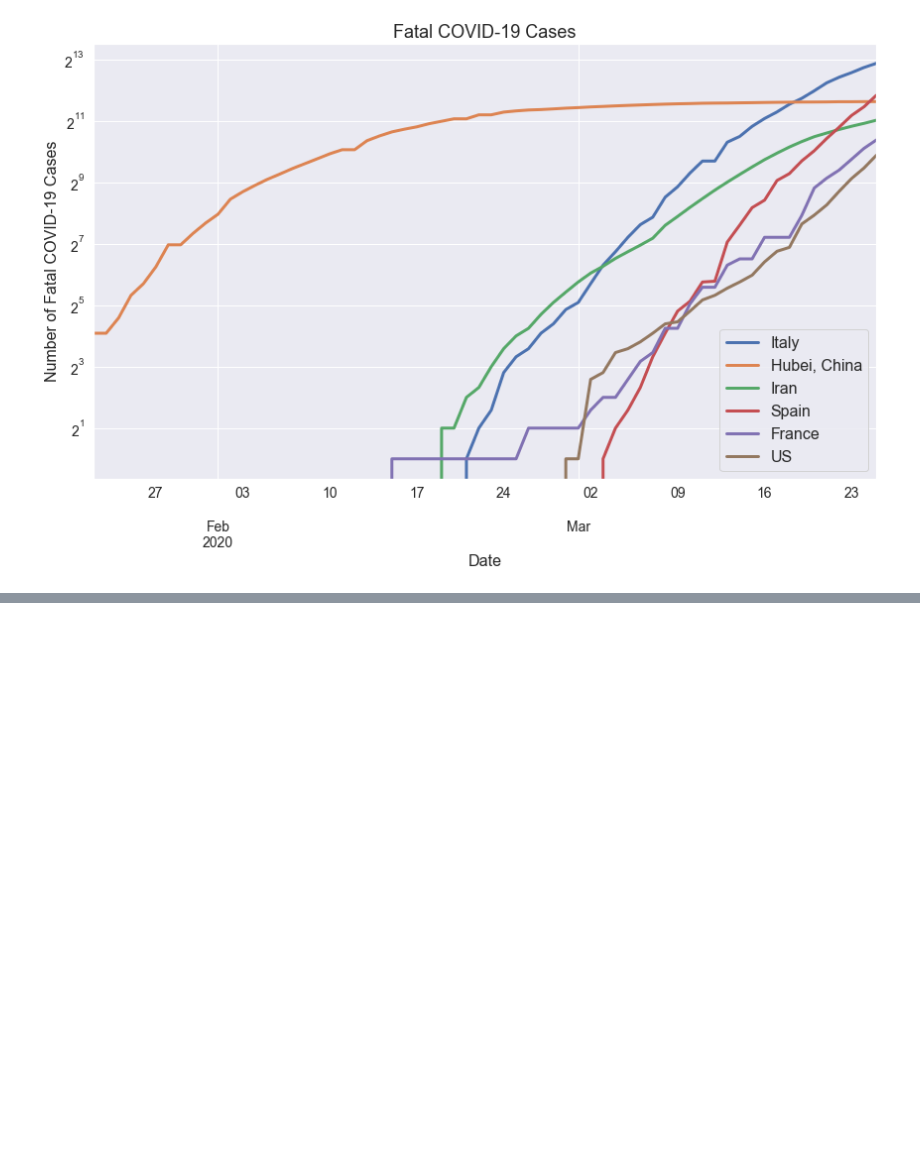
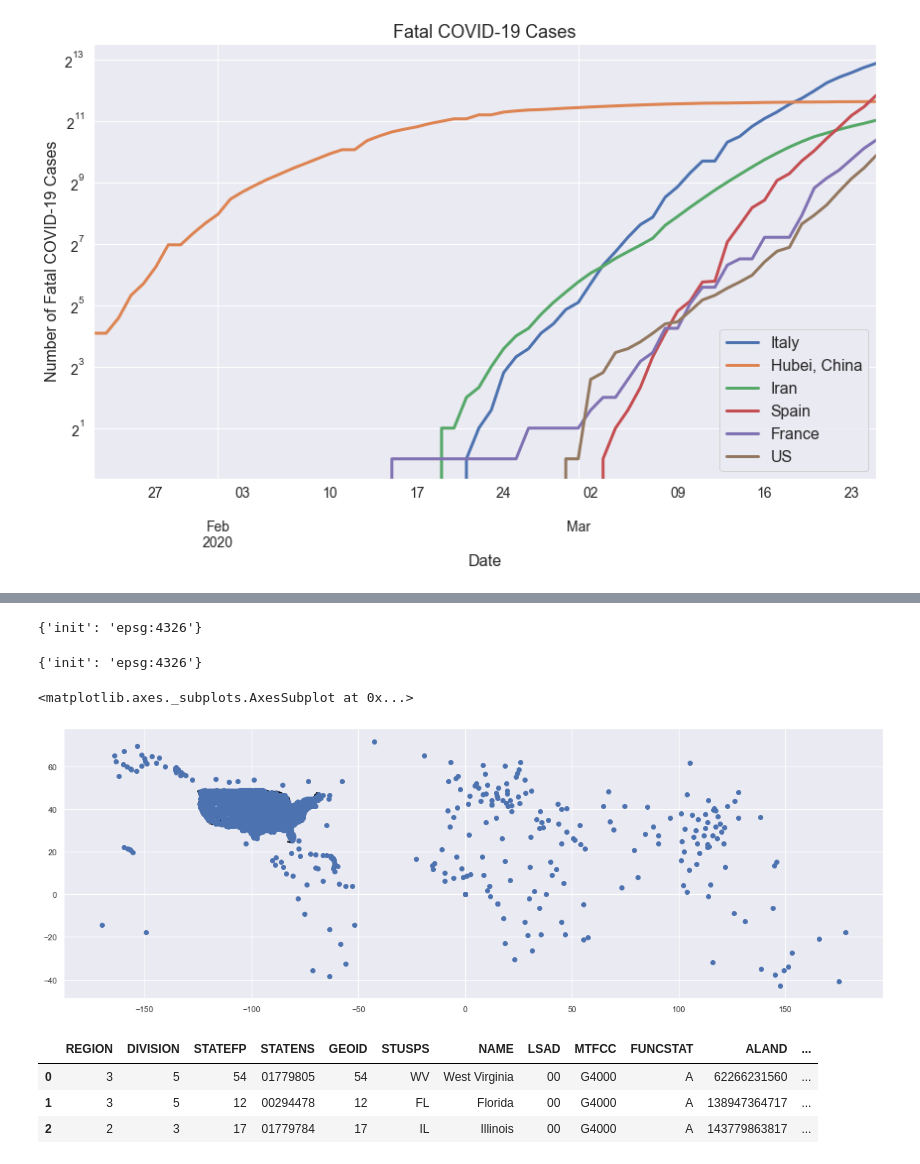
Before and after one commit to MattTriano/COVID-19_Viz, a Jupyter notebook: COVID-19_EDA_2.ipynb, the cells around one changed output, grey strips where cells are left out. Drawn from its saved outputs; the diff is of its cells as text; code cells hidden in the pictures; blank space fills up the shorter version.

```diff
--- a/COVID-19_EDA_2.ipynb
+++ b/COVID-19_EDA_2.ipynb
@@ -248,3 +248,9 @@ plot_covid_19_data_mpl(case_type='Fatal', locations=['Italy', 'Hubei, China', 'I
 plot_covid_19_data_mpl(case_type='Fatal', locations=['Italy', 'Hubei, China', 'Iran', 'Spain', 'France', 'US'], y_type='log', y_scale_base=2)
 # %% [output]
 [figure]
+# %%
+today = pd.to_datetime('today')
+today_str = today.date().strftime('%m-%d-%Y')
+us_covid_df = pd.read_csv(f'https://raw.githubusercontent.com/CSSEGISandData/COVID-19/master/csse_covid_19_data/csse_covid_19_daily_reports/{today_str}.csv')
+us_covid_df['geometry'] = us_covid_df.apply(lambda x: Point(x['Long_'], x['Lat']), axis=1)
+us_covid_df = gpd.GeoDataFrame(us_covid_df)
@@ -250,0 +288,31 @@ plot_covid_19_data_mpl(case_type='Fatal', locations=['Italy', 'Hubei, China', 'I
+# %%
+world_gdf.crs
+# %% [output]
+{'init': 'epsg:4326'}
+# %%
+states_gdf.crs
+# %% [output]
+{'init': 'epsg:4326'}
+# %%
+STATE_SHAPEFILE = os.path.join('zip://', 'shapefiles', 'tl_2019_us_state.zip')
+states_gdf = gpd.read_file(STATE_SHAPEFILE)
+states_gdf['INTPTLAT'] = states_gdf['INTPTLAT'].astype(float)
+states_gdf['INTPTLON'] = states_gdf['INTPTLON'].astype(float)
+states_gdf = states_gdf.loc[(states_gdf['INTPTLAT'] >= 20) & (states_gdf['INTPTLAT'] <= 50) &
+                            (states_gdf['INTPTLON'] >= -140) & (states_gdf['INTPTLON'] <= -67)].copy()
+states_gdf = states_gdf.to_crs({'init':'epsg:4326'})
+# %%
+figsize=(20,15)
+fig, ax = plt.subplots(figsize=figsize)
+base = states_gdf.plot(figsize=figsize, color='white', edgecolor='black', linewidth=2, ax=ax)
+us_covid_df.plot(ax=ax)
+# %% [output]
+<matplotlib.axes._subplots.AxesSubplot at 0x...>
+[figure, added]
+# %%
+states_gdf.head(3)
+# %% [output]
+|  | REGION | DIVISION | STATEFP | STATENS | GEOID | STUSPS | NAME | LSAD | MTFCC | FUNCSTAT | ALAND | ... |
+| 0 | 3 | 5 | 54 | 01779805 | 54 | WV | West Virginia | 00 | G4000 | A | 62266231560 | ... |
+| 1 | 3 | 5 | 12 | 00294478 | 12 | FL | Florida | 00 | G4000 | A | 138947364717 | ... |
+| 2 | 2 | 3 | 17 | 01779784 | 17 | IL | Illinois | 00 | G4000 | A | 143779863817 | ... |
```
Also changed, not shown: parts of 5 cells of this notebook.
